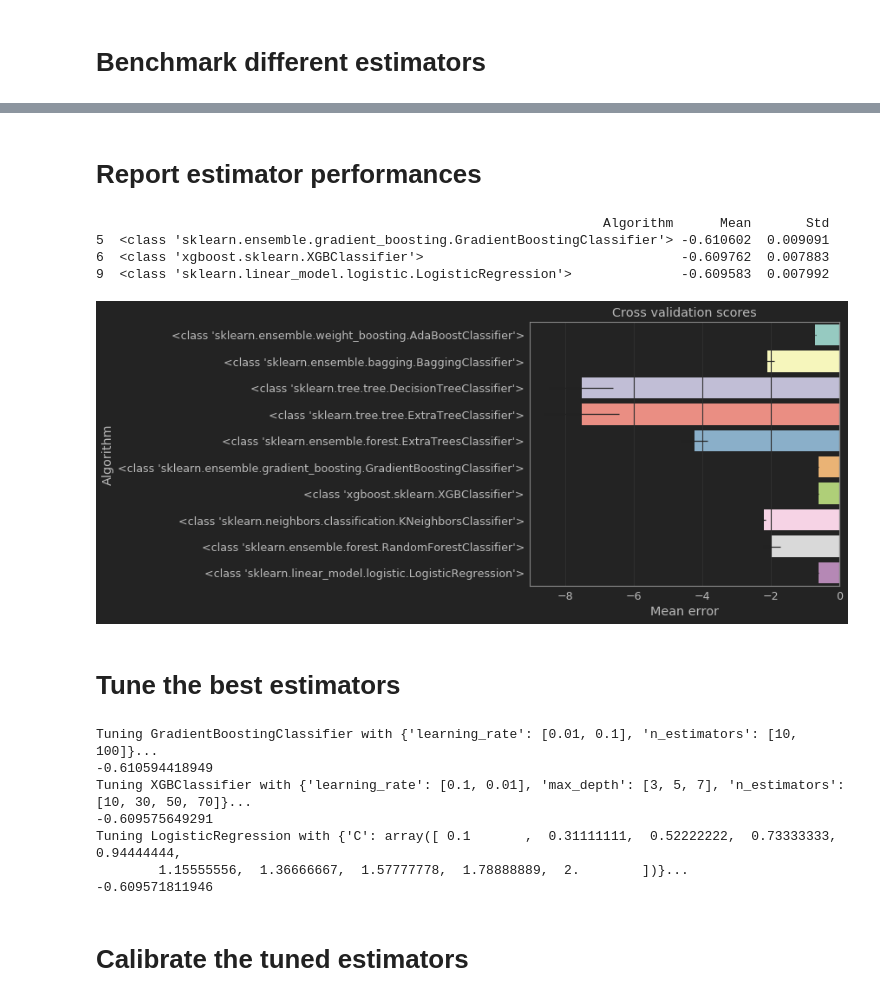
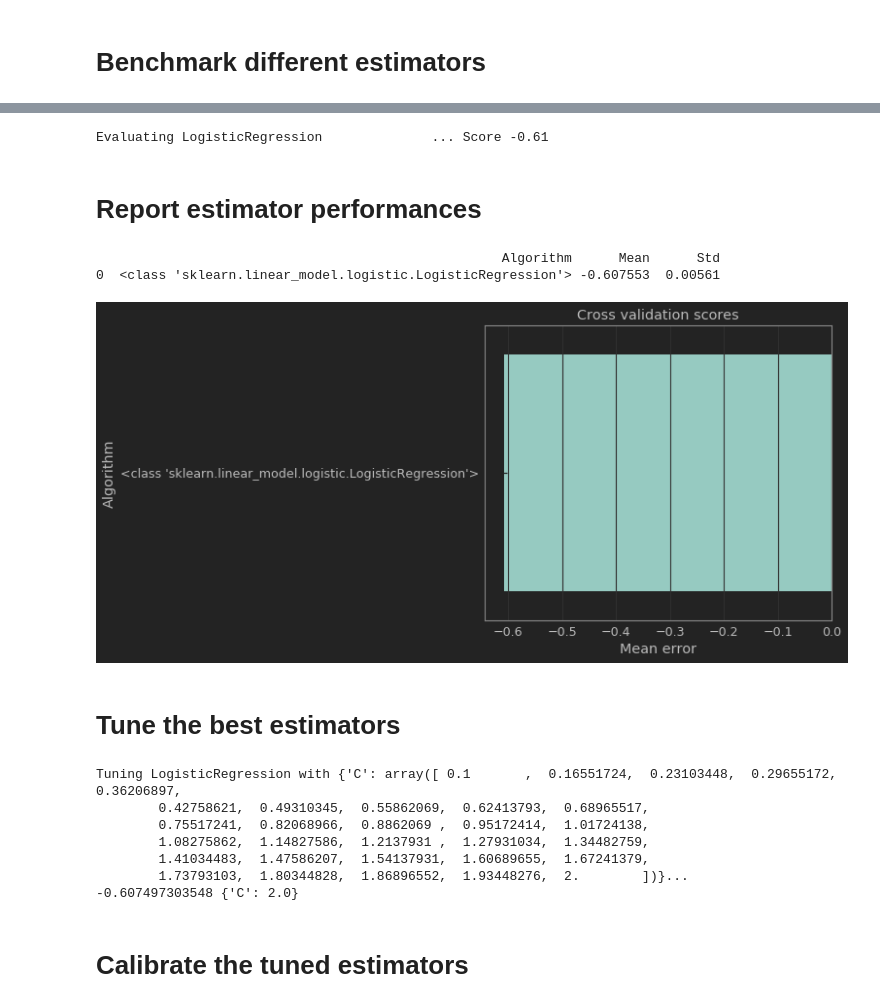
Before and after one commit to arpheno/machine_learning, a Jupyter notebook: kobe_shot_prediction.ipynb, the cells around one changed output, grey strips where cells are left out. Saved outputs shown, nothing was run; the diff lists cells and outputs as text; code cells hidden in the pictures.

```diff
--- a/kobe_shot_prediction.ipynb
+++ b/kobe_shot_prediction.ipynb
@@ -79,7 +79,8 @@ shot_id
 # Prepare data
 # %%
 training_cond = data[target].notnull()
-X_train = data[training_cond].drop(target,axis=1)#[prediction_params]
-y_train = data[training_cond][target]
+X = data[training_cond].drop(target,axis=1)#[prediction_params]
+y = data[training_cond][target]
+X_train, X_validation ,y_train,y_validation = sklearn.model_selection.train_test_split(X,y,test_size=0.2)
 # %% [markdown]
 # Benchmark different estimators
@@ -105,30 +87,35 @@ Evaluating LogisticRegression                       ... Score -0.61
+# %%
+from sklearn.svm import SVC
+from functools import partial
+classifiers = [LogisticRegression]#,partial(SVC,probability=True)]
+benchmark = benchmark_models(classifiers, X_train, y_train, scoring=scoring)
+# %% [output]
+Evaluating LogisticRegression              ... Score -0.61
 # %% [markdown]
 # Report estimator performances
 # %%
 plot_benchmark(benchmark)
-considered_algorithms = benchmark.sort_values('Mean').tail(3)
+considered_algorithms = benchmark.sort_values('Mean').tail(1)
 print(considered_algorithms)
 # %% [output]
-                                                                 Algorithm      Mean       Std
-5  <class 'sklearn.ensemble.gradient_boosting.GradientBoostingClassifier'> -0.610602  0.009091
-6  <class 'xgboost.sklearn.XGBClassifier'>                                 -0.609762  0.007883
-9  <class 'sklearn.linear_model.logistic.LogisticRegression'>              -0.609583  0.007992
+                                                    Algorithm      Mean      Std
+0  <class 'sklearn.linear_model.logistic.LogisticRegression'> -0.607553  0.00561
-[figure, old version]
+[figure, new version]
 # %% [markdown]
 # Tune the best estimators
 # %%
 if True:
-    tuned = tune_params(considered_algorithms['Algorithm'], X_train, y_train, scoring=scoring)
+    tuned = tune_params(classifiers, X_train, y_train, scoring=scoring)
 else:
     tuned = tune_params_genetic(considered_algorithms['Algorithm'], X_train, y_train, scoring=scoring)
 # %% [output]
-Tuning GradientBoostingClassifier with {'learning_rate': [0.01, 0.1], 'n_estimators': [10, 100]}...
--0.610594418949
-Tuning XGBClassifier with {'learning_rate': [0.1, 0.01], 'max_depth': [3, 5, 7], 'n_estimators': [10, 30, 50, 70]}...
--0.609575649291
-Tuning LogisticRegression with {'C': array([ 0.1       ,  0.31111111,  0.52222222,  0.73333333,  0.94444444,
-        1.15555556,  1.36666667,  1.57777778,  1.78888889,  2.        ])}...
--0.609571811946
+Tuning LogisticRegression with {'C': array([ 0.1       ,  0.16551724,  0.23103448,  0.29655172,  0.36206897,
+        0.42758621,  0.49310345,  0.55862069,  0.62413793,  0.68965517,
+        0.75517241,  0.82068966,  0.8862069 ,  0.95172414,  1.01724138,
+        1.08275862,  1.14827586,  1.2137931 ,  1.27931034,  1.34482759,
+        1.41034483,  1.47586207,  1.54137931,  1.60689655,  1.67241379,
+        1.73793103,  1.80344828,  1.86896552,  1.93448276,  2.        ])}...
+-0.607497303548 {'C': 2.0}
 # %% [markdown]
 # Calibrate the tuned estimators
 # %%
```
Also changed, not shown: parts of 6 cells of this notebook, 6 other files.
